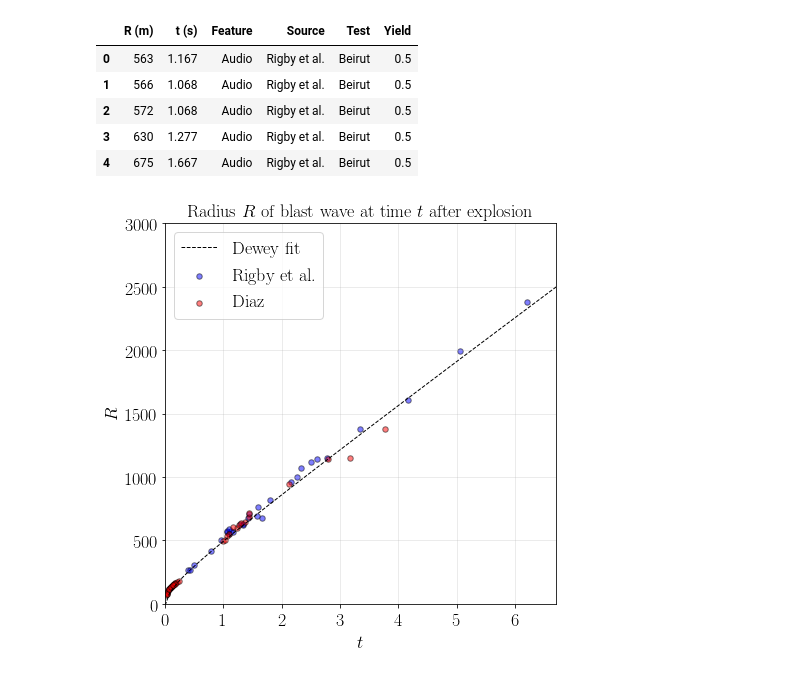
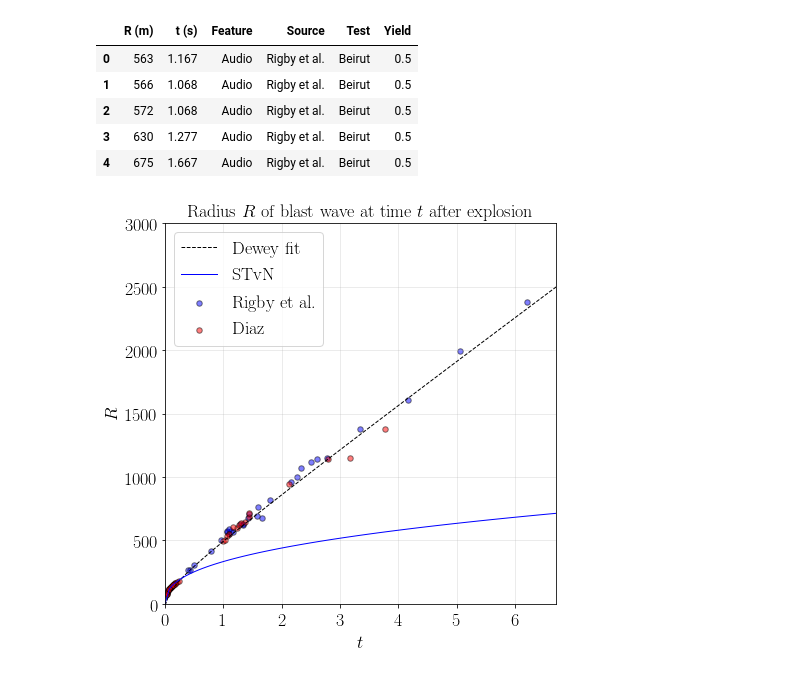
Before and after one commit to jsdiazpo/Physics-Digressions, a Jupyter notebook: Beirut-Explosion-JDewey.ipynb, the cells around one changed output. Cells and saved outputs as stored; diff of their text form; code cells hidden in the pictures.

```diff
--- a/Beirut-Explosion-JDewey.ipynb
+++ b/Beirut-Explosion-JDewey.ipynb
@@ -52,26 +52,31 @@ dfs[1].head()
 | 4 | 675 | 1.667 | Audio | Rigby et al. | Beirut | 0.5 |
 # %%
 # R vs t from Dewey Eq (1)
-def R_T(t):
+def R_Dawey(t):
     A, B, C = -13.5289, 53.1742, -58.3335
     return A + a0*t + B * np.log(1 + a0*t) + C * np.sqrt(np.log(1 + a0*t))
+
+# R vs t from STvN
+def R_STvN(t):
+    return 1.033 * (1*kt2j/rho0)**(1/5) * t**(2/5)
 # %%
 fig, ax = plt.subplots()
 fig.set_size_inches(7, 7)
 xmin, xmax = 0, 6.7
 ymin, ymax = 0, 3000
 
 t_axis = np.linspace(0, 7, 100)
 
 ax.scatter(dfs[1]['t (s)'], dfs[1]['R (m)'], s=30, marker='o', color='b', edgecolor='k', alpha=.5, label='Rigby et al.')
 ax.scatter(dfs[0]['t (s)'], dfs[0]['R (m)'], s=30, marker='o', color='r', edgecolor='k', alpha=.5, label='Diaz')
 ax.plot(t_axis, R_T(t_axis), 'k--', linewidth=1, label='Dewey fit')
+ax.plot(t_axis, R_STvN(t_axis), 'b-', linewidth=1, label='STvN')
 ax.set(xlim=[xmin, xmax], ylim=[ymin, ymax],
 #        xscale='log', yscale='log',
        xlabel=r'$t$', ylabel=r'$R$',
        title=r'Radius $R$ of blast wave at time $t$ after explosion')
 ax.grid(zorder=-1, alpha=.5, linewidth=0.5)
 ax.legend(loc='upper left');
 # %% [output]
-[figure, old version]
+[figure, new version]
 # %%
```
Also changed, not shown: parts of 10 cells of this notebook.
